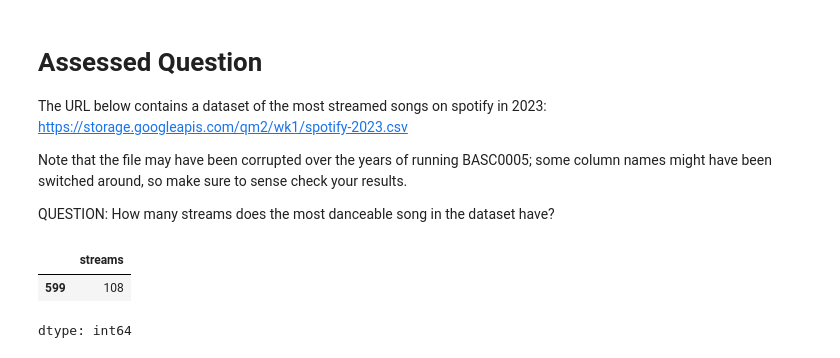
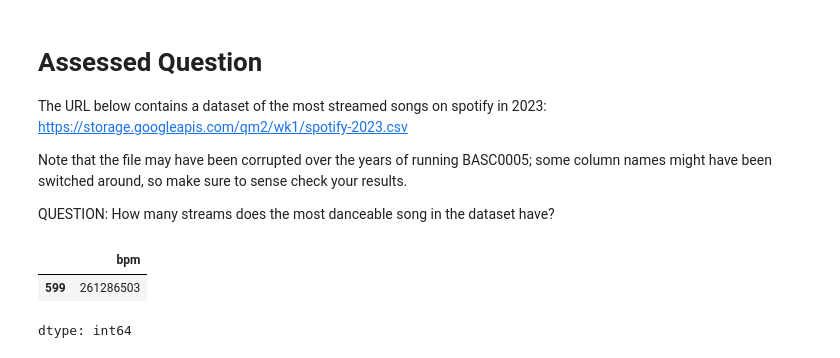
Before and after one commit to zoeziegler2-pixel/QM2, a Jupyter notebook: notebooks/W01. Python Recap.ipynb, the cells around one changed output. Drawn from its saved outputs; the diff is of its cells as text; code cells hidden in the pictures.

```diff
--- a/notebooks/W01. Python Recap.ipynb
+++ b/notebooks/W01. Python Recap.ipynb
@@ -237,10 +236,10 @@ Note that the file may have been corrupted over the years of running BASC0005; s
 
 QUESTION: How many streams does the most danceable song in the dataset have?
 # %%
-# use this code cell to answer the question
+import pandas
 df=pandas.read_csv('spotify-2023.csv')
-df[df["danceability_%"]==df["danceability_%"].max()]["streams"]
+df[df["danceability_%"]==df["danceability_%"].max()]["bpm"]
 # %% [output]
-|  | streams |
-| 599 | 108 |
+|  | bpm |
+| 599 | 261286503 |
 dtype: int64
```
Also changed, not shown: parts of 4 cells of this notebook.
